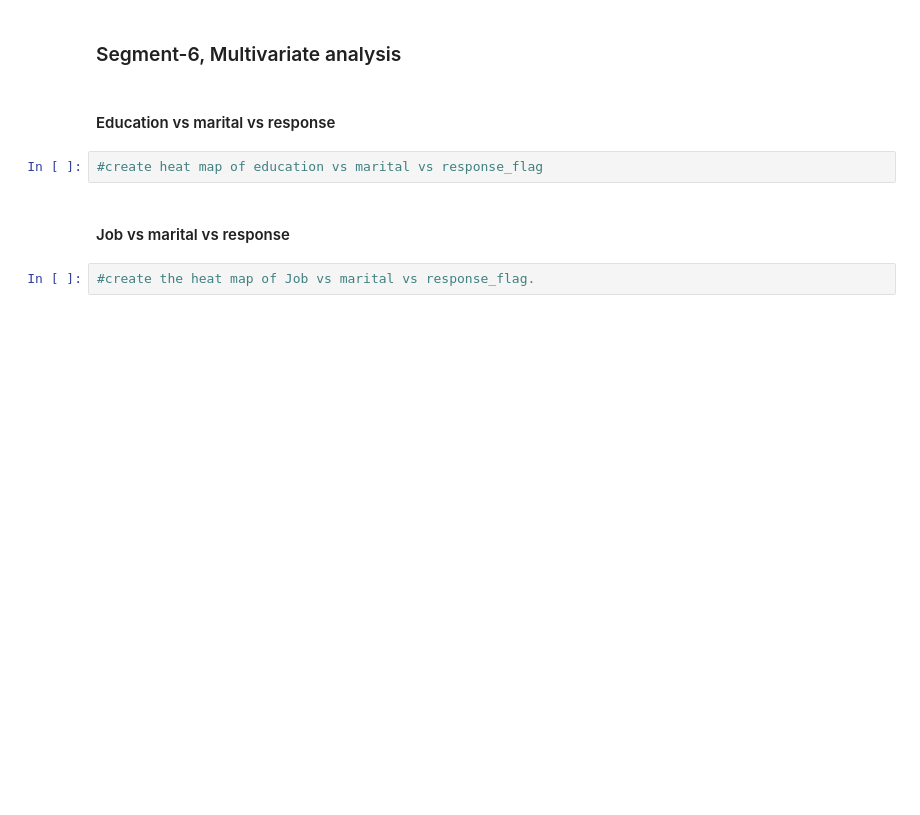
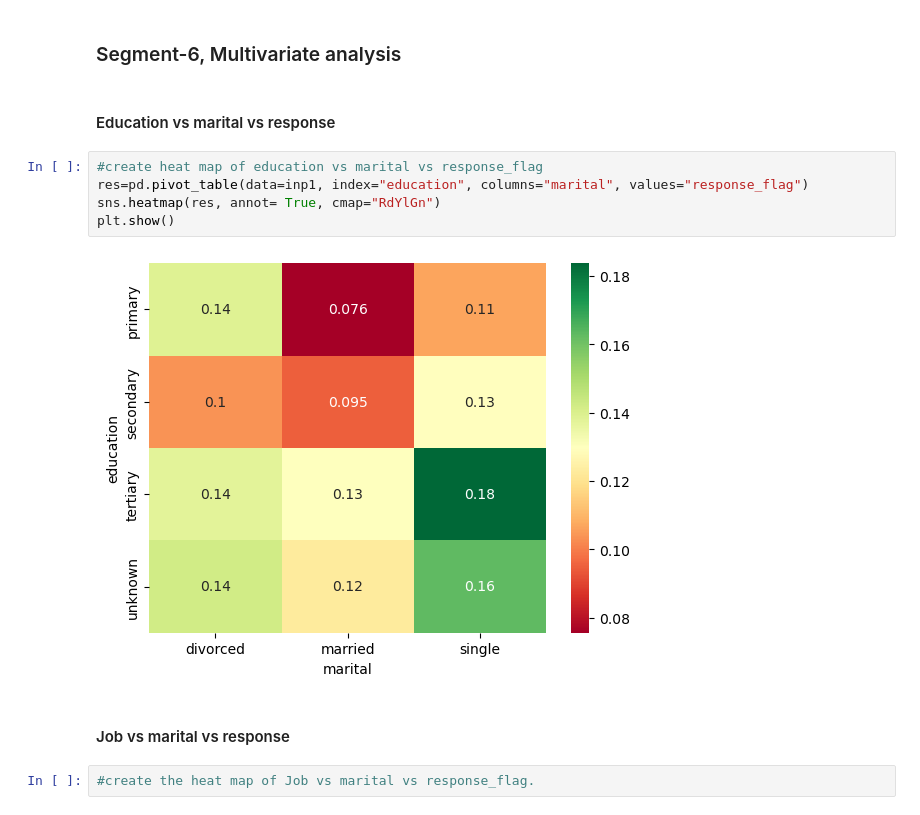
Before and after one commit to Ashik-Mohammed-S/EDA, a Jupyter notebook: Bank+Marketing+Campaign_EDA-blank+notebook.ipynb, the cells around one changed output. Cells and saved outputs as stored; diff of their text form; blank space fills up the shorter version.

```diff
--- a/Bank+Marketing+Campaign_EDA-blank+notebook.ipynb
+++ b/Bank+Marketing+Campaign_EDA-blank+notebook.ipynb
@@ -835,6 +835,11 @@ plt.show()
 #### Education vs marital vs response
 # %%
 #create heat map of education vs marital vs response_flag
+res=pd.pivot_table(data=inp1, index="education", columns="marital", values="response_flag")
+sns.heatmap(res, annot= True, cmap="RdYlGn")
+plt.show()
+# %% [output]
+[figure, added]
 # %% [markdown]
 #### Job vs marital vs response
 # %%
```
